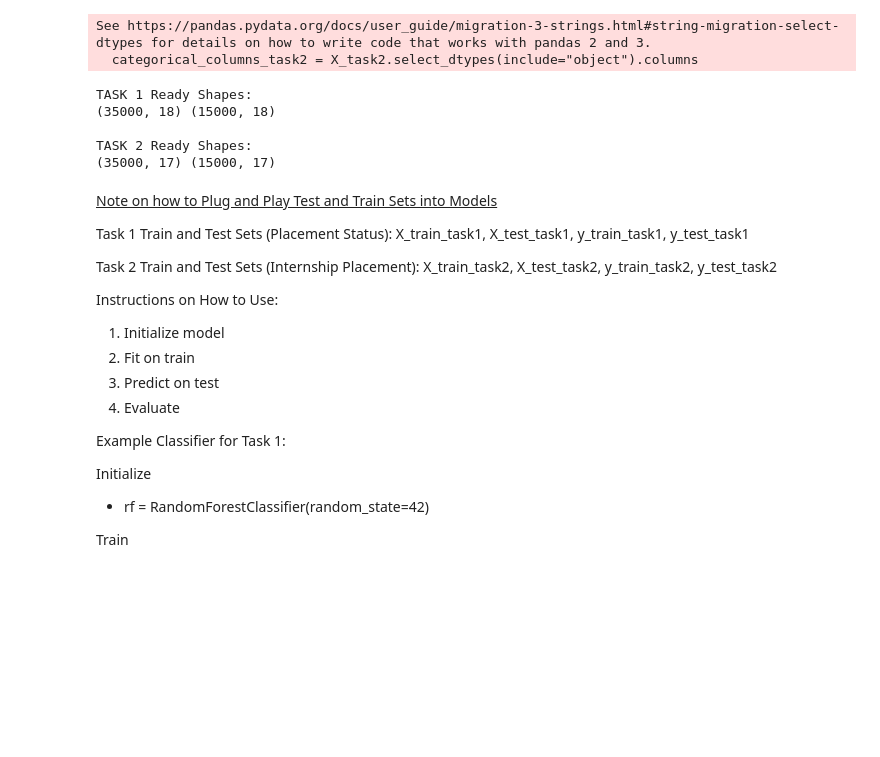
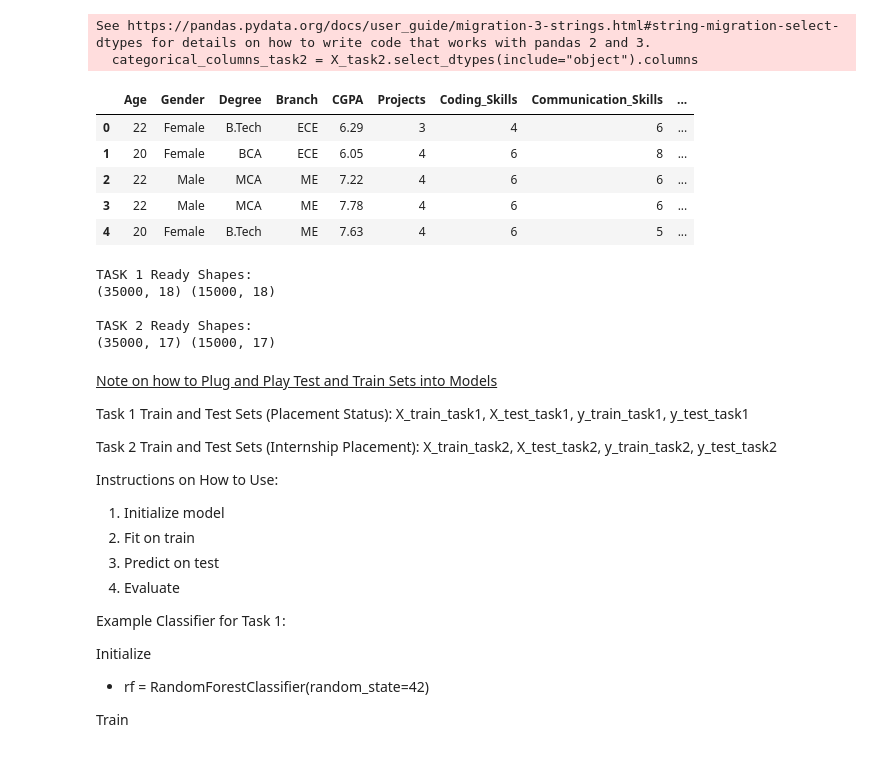
Before and after one commit to muskaanmahes/DS-7331-Term-Project, a Jupyter notebook: Lab_Two-Classification/LabTwo_Master.ipynb, the cells around one changed output. Cells and saved outputs as stored; diff of their text form; code cells hidden in the pictures; blank space fills up the shorter version.

```diff
--- a/Lab_Two-Classification/LabTwo_Master.ipynb
+++ b/Lab_Two-Classification/LabTwo_Master.ipynb
@@ -177,6 +214,15 @@ X_test_task2 = preprocessor_task2.transform(X_test_task2)
 # %% [output]
 See https://pandas.pydata.org/docs/user_guide/migration-3-strings.html#string-migration-select-dtypes for details on how to write code that works with pandas 2 and 3.
   categorical_columns_task2 = X_task2.select_dtypes(include="object").columns
+# %%
+X_task2.head()
+# %% [output]
+|  | Age | Gender | Degree | Branch | CGPA | Projects | Coding_Skills | Communication_Skills | ... |
+| 0 | 22 | Female | B.Tech | ECE | 6.29 | 3 | 4 | 6 | ... |
+| 1 | 20 | Female | BCA | ECE | 6.05 | 4 | 6 | 8 | ... |
+| 2 | 22 | Male | MCA | ME | 7.22 | 4 | 6 | 6 | ... |
+| 3 | 22 | Male | MCA | ME | 7.78 | 4 | 6 | 6 | ... |
+| 4 | 20 | Female | B.Tech | ME | 7.63 | 4 | 6 | 5 | ... |
 # %%
 # Final Ready-to-Use Data
 print("TASK 1 Ready Shapes:")
```
Also changed, not shown: parts of 5 cells of this notebook.
